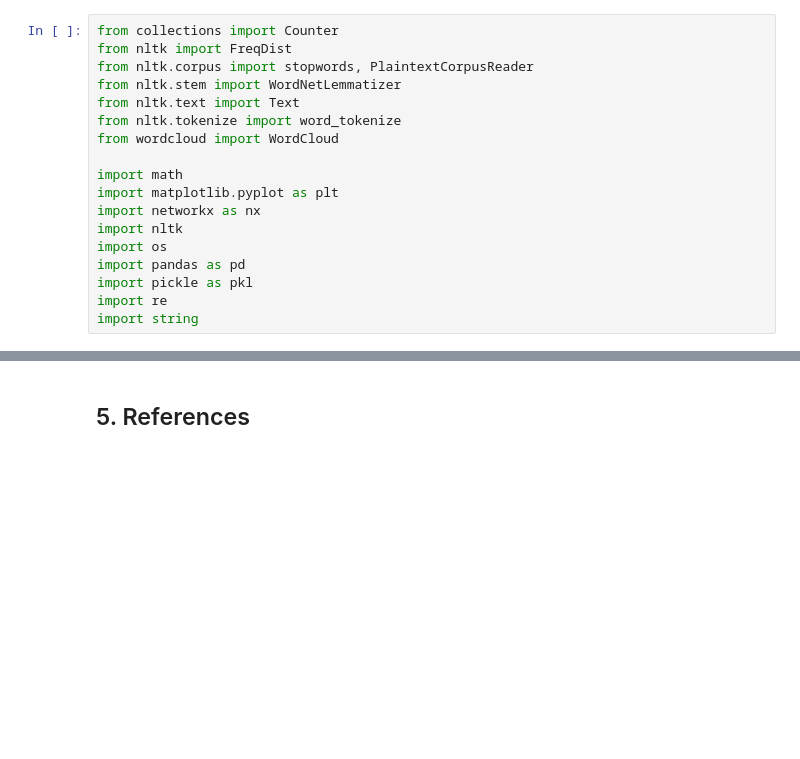
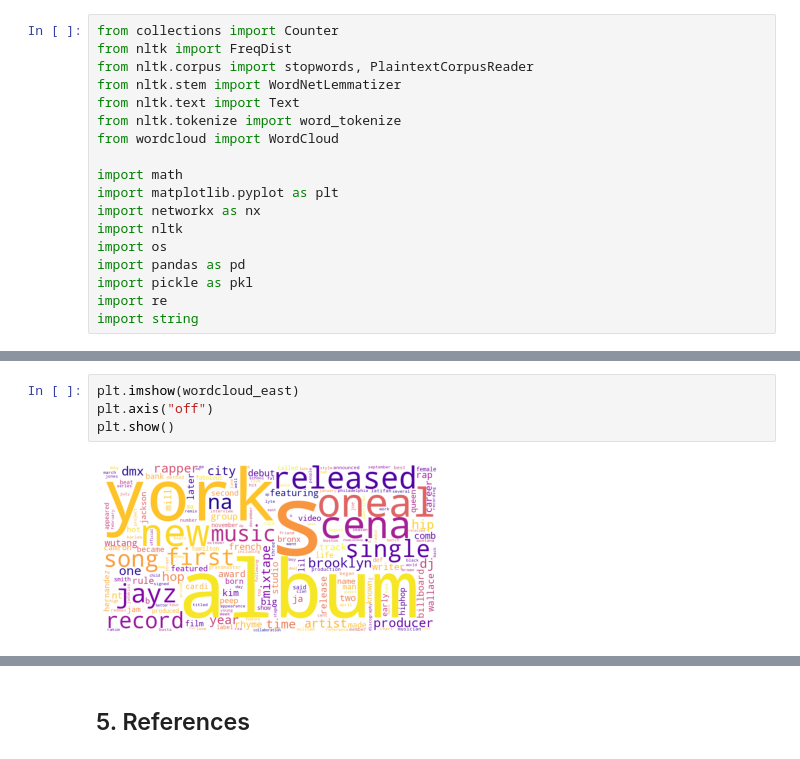
Before and after one commit to pierrehogenhaug/socialgraphs2023, a Jupyter notebook: assignments/ass2.ipynb, the cells around one changed output, grey strips where cells are left out. Saved outputs shown, nothing was run; the diff lists cells and outputs as text; blank space fills up the shorter version.

```diff
--- a/assignments/ass2.ipynb
+++ b/assignments/ass2.ipynb
@@ -134,0 +178,6 @@ A couple of additional instructions you will need below:
+# %%
+plt.imshow(wordcloud_east)
+plt.axis("off")
+plt.show()
+# %% [output]
+[figure, added]
```
Also changed, not shown: parts of 124 cells of this notebook, 3 other files.
